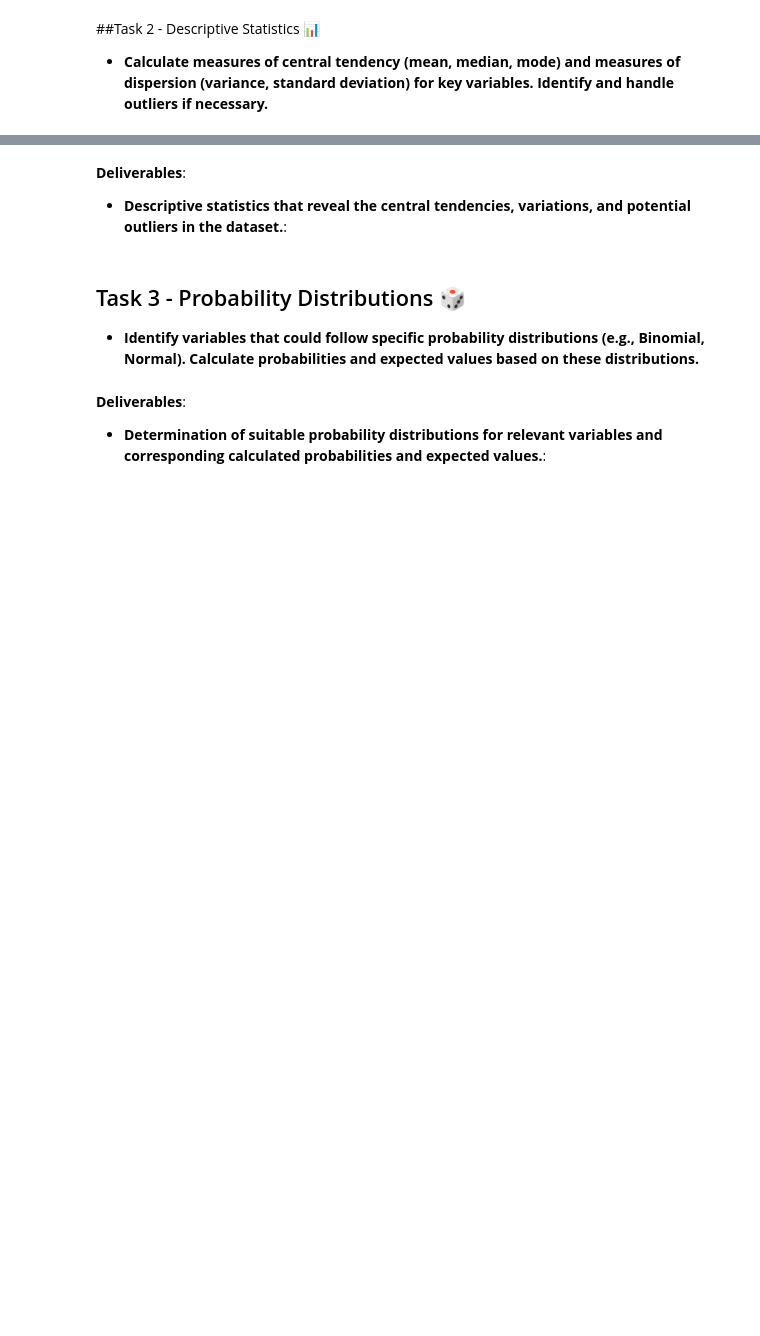
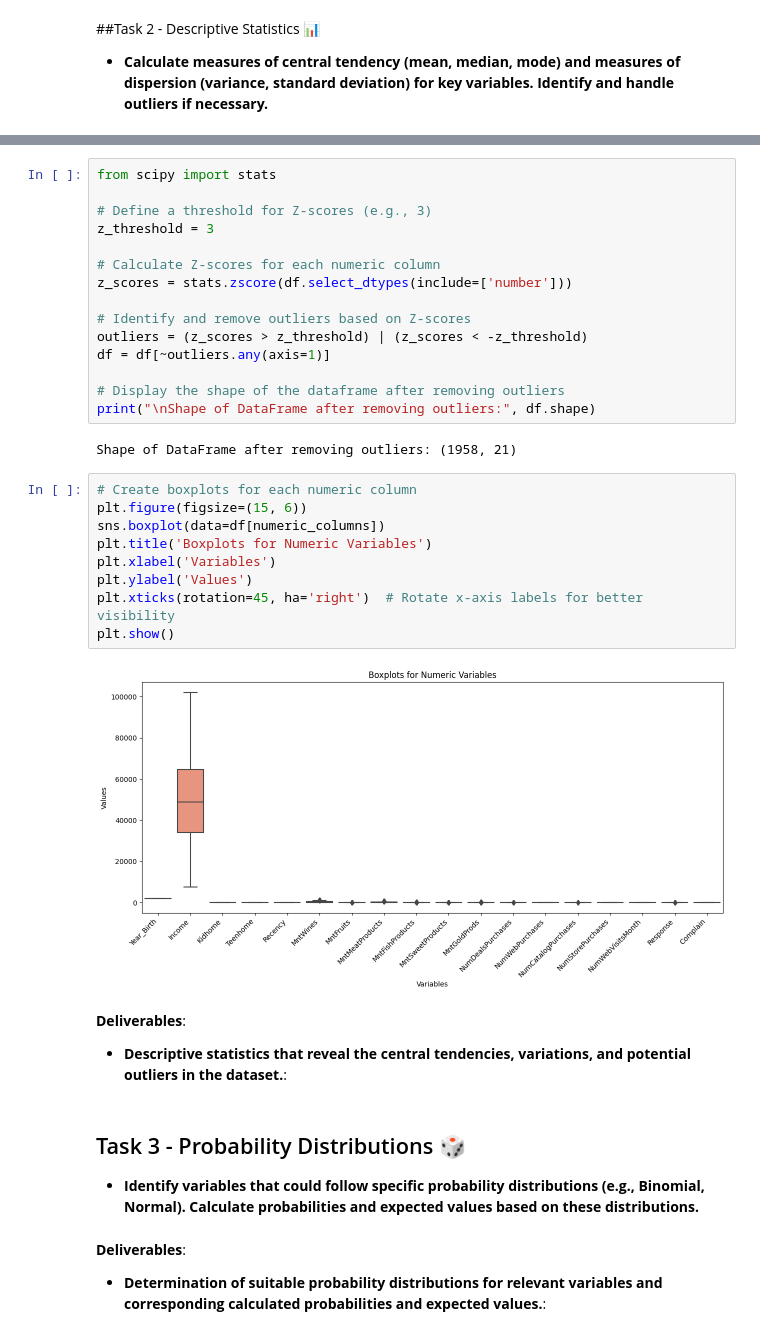
Before and after one commit to nitin7478/Capstone_EDA_project_Almabetter, a Jupyter notebook: Applied_Statistics_Project.ipynb, the cells around one changed output, grey strips where cells are left out. Saved outputs shown, nothing was run; the diff lists cells and outputs as text; blank space fills up the shorter version.

```diff
--- a/Applied_Statistics_Project.ipynb
+++ b/Applied_Statistics_Project.ipynb
@@ -72,3 +218,31 @@ Data description is as follows;
+# %%
+from scipy import stats
+
+# Define a threshold for Z-scores (e.g., 3)
+z_threshold = 3
+
+# Calculate Z-scores for each numeric column
+z_scores = stats.zscore(df.select_dtypes(include=['number']))
+
+# Identify and remove outliers based on Z-scores
+outliers = (z_scores > z_threshold) | (z_scores < -z_threshold)
+df = df[~outliers.any(axis=1)]
+
+# Display the shape of the dataframe after removing outliers
+print("\nShape of DataFrame after removing outliers:", df.shape)
+# %% [output]
+Shape of DataFrame after removing outliers: (1958, 21)
+# %%
+# Create boxplots for each numeric column
+plt.figure(figsize=(15, 6))
+sns.boxplot(data=df[numeric_columns])
+plt.title('Boxplots for Numeric Variables')
+plt.xlabel('Variables')
+plt.ylabel('Values')
+plt.xticks(rotation=45, ha='right')  # Rotate x-axis labels for better visibility
+plt.show()
+# %% [output]
+[figure, added]
 # %% [markdown]
 **Deliverables**:
 
```
Also changed, not shown: parts of 57 cells of this notebook.
